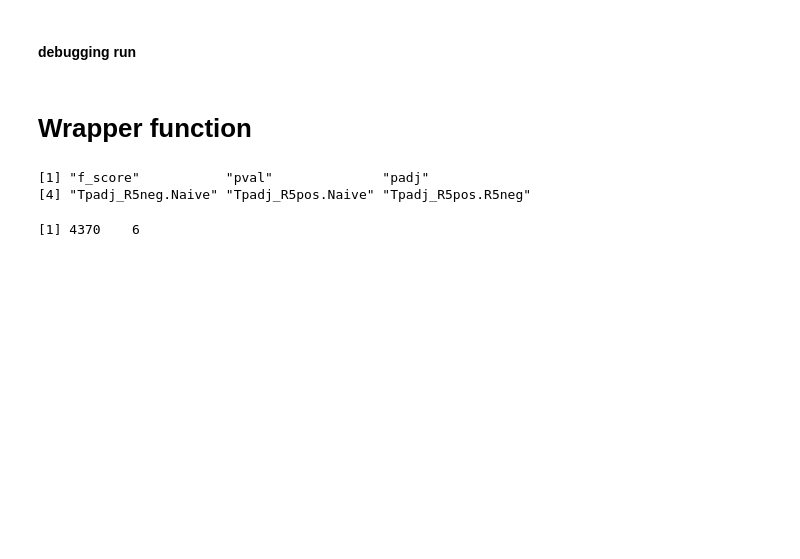
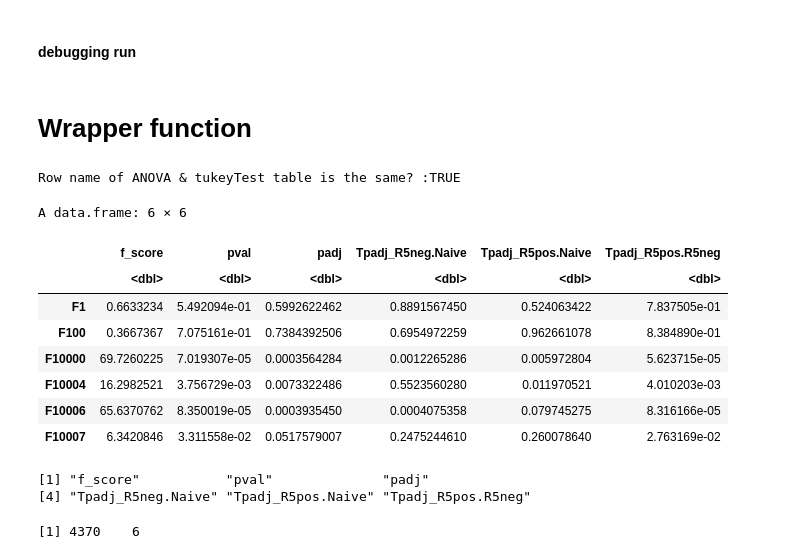
Before and after one commit to shuzhao-li-lab/Phosphatidylserine_analyses, a Jupyter notebook: script/R/simple_1-way_ANOVA_HILICpos_cellNorm.ipynb, the cells around one changed output. Drawn from its saved outputs; the diff is of its cells as text; code cells hidden in the pictures; blank space fills up the shorter version.

```diff
--- a/script/R/simple_1-way_ANOVA_HILICpos.ipynb
+++ b/script/R/simple_1-way_ANOVA_HILICpos_cellNorm.ipynb
@@ -256,7 +276,7 @@ oneway_anova_tukey_analysis <- function(data_df = data_df.t,
     msg_check_rowName = all((rownames(tukey_res_df) == rownames(anova_res_df)) == TRUE)
     print(glue('Row name of ANOVA & tukeyTest table is the same? :{msg_check_rowName}'))
 
-    aov_tuk_df = merge(anova_res_df,tukey_res_df, by.x = 0, by.y = 0)
+    aov_tuk_df = merge_by_rowName(anova_res_df,tukey_res_df)
 
     return(aov_tuk_df) # debug: list(anova_res_df,tukey_res_df)
 }
@@ -265,6 +285,20 @@ aov_tuk_df <- oneway_anova_tukey_analysis(data_df = data_df.t,
                             meta_df = meta_df,
                             name_of_class = 'class',
                             name_of_variable = 'featureID')
+# %% [output]
+Row name of ANOVA & tukeyTest table is the same? :TRUE
+# %%
+head(aov_tuk_df)
+# %% [output]
+A data.frame: 6 × 6
+|  | f_score | pval | padj | Tpadj_R5neg.Naive | Tpadj_R5pos.Naive | Tpadj_R5pos.R5neg |
+|  | <dbl> | <dbl> | <dbl> | <dbl> | <dbl> | <dbl> |
+| F1 | 0.6633234 | 5.492094e-01 | 0.5992622462 | 0.8891567450 | 0.524063422 | 7.837505e-01 |
+| F100 | 0.3667367 | 7.075161e-01 | 0.7384392506 | 0.6954972259 | 0.962661078 | 8.384890e-01 |
+| F10000 | 69.7260225 | 7.019307e-05 | 0.0003564284 | 0.0012265286 | 0.005972804 | 5.623715e-05 |
+| F10004 | 16.2982521 | 3.756729e-03 | 0.0073322486 | 0.5523560280 | 0.011970521 | 4.010203e-03 |
+| F10006 | 65.6370762 | 8.350019e-05 | 0.0003935450 | 0.0004075358 | 0.079745275 | 8.316166e-05 |
+| F10007 | 6.3420846 | 3.311558e-02 | 0.0517579007 | 0.2475244610 | 0.260078640 | 2.763169e-02 |
 # %%
 colnames(aov_tuk_df)
 # %% [output]
```
Also changed, not shown: parts of 4 cells of this notebook, 2 other files.
